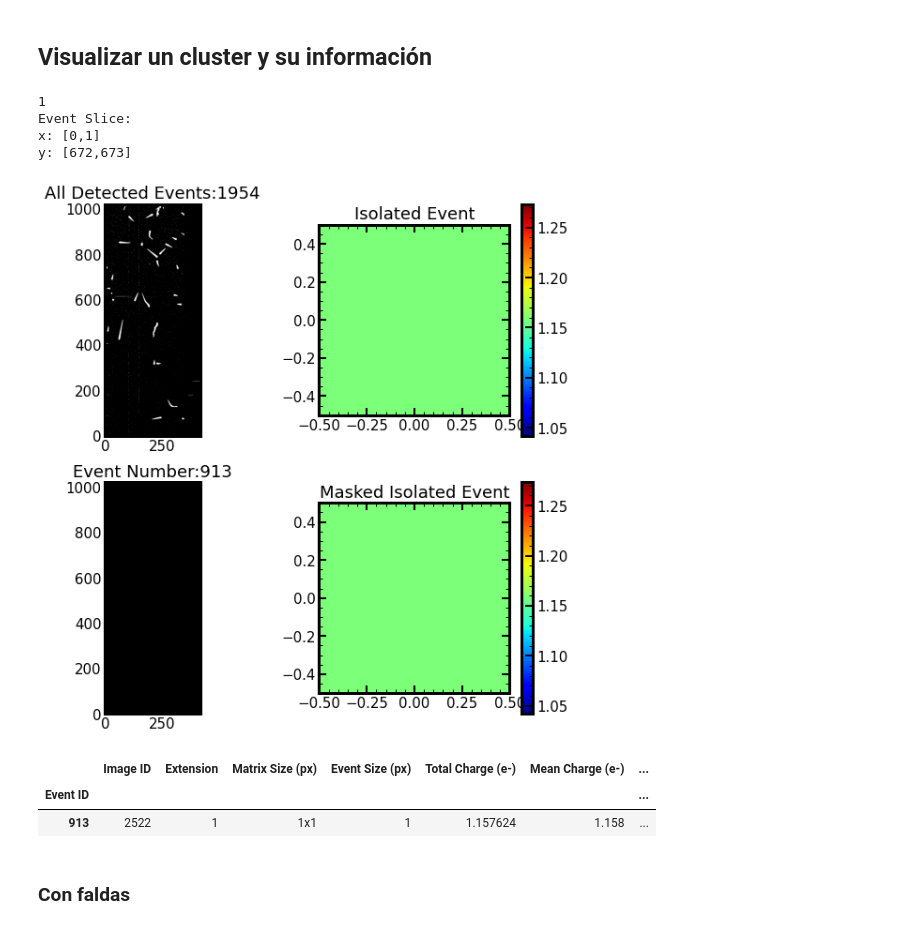
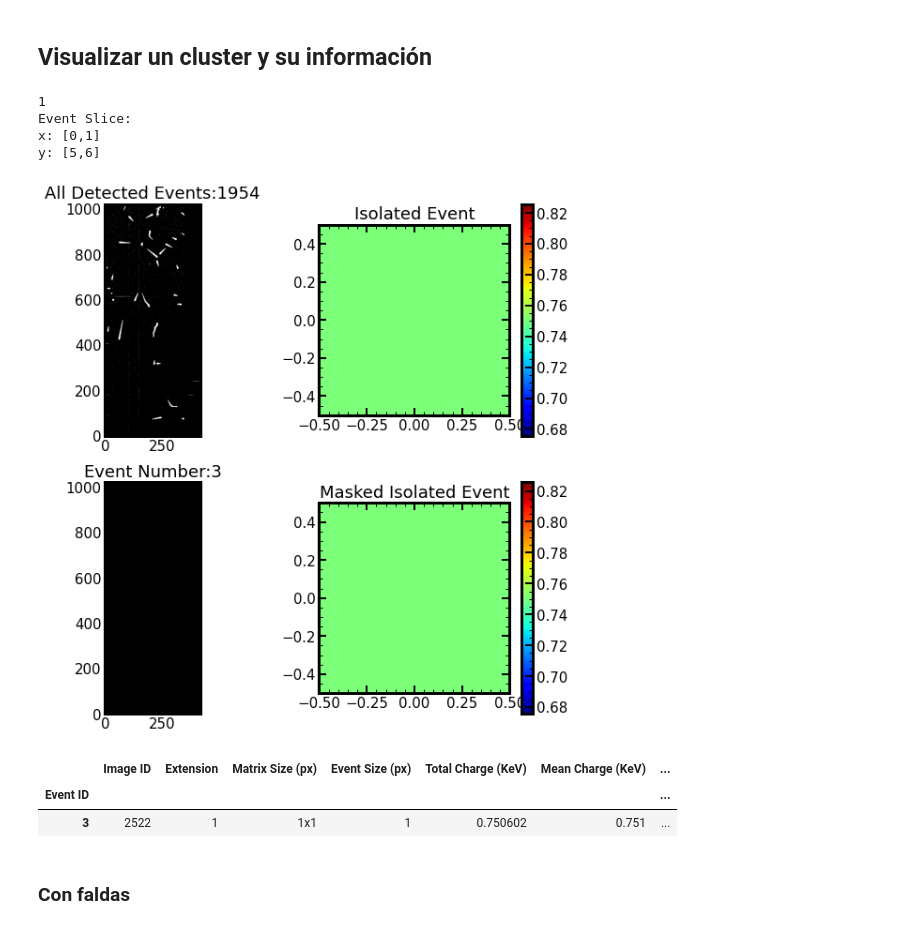
Before and after one commit to mausanram/CodigosICN, a Jupyter notebook: Catalogo_Eventos/CONNIE/Catalogo_Muones_NSAMP400.ipynb, the cells around one changed output. Cells and saved outputs as stored; diff of their text form; code cells hidden in the pictures.

```diff
--- a/Catalogo_Eventos/CONNIE/Catalogo_Muones_NSAMP400.ipynb
+++ b/Catalogo_Eventos/CONNIE/Catalogo_Muones_NSAMP400.ipynb
@@ -54,7 +56,7 @@ plt.rcParams.update({
 
 })
 
-ColorMap = 'jet'
+Colormap = 'jet'
 # %%
 path = '/home/bruce/Documents/Programas/images/CONNIE/RUNID_116/cal_11_2_v2_proc_runID116_skp_NSAMP400_EXP0_img1_2522.fits'
 
@@ -142,7 +144,7 @@ prop = sk.measure.regionprops(label_img, active_area)
 
 # plt.imshow(label_img == nlabels_img, vmin=0, vmax=1)
 TotalDataFrame = event_DataFrame(dataCal=active_area, label_img=label_img, nlabels_img =nlabels_img,
-                                    prop=prop, header=header, extension=1, unidades = 1)
+                                    prop=prop, header=header, extension=1, unidades = 2)
 
 TotalDataFrame
 # %% [output]
@@ -164,7 +166,7 @@ Events: 1954
 # %% [markdown]
 ## Visualizar un cluster y su información
 # %%
-n_label = 913
+n_label = 3
 extra = 0
 
 
@@ -193,38 +195,38 @@ x1 = axs[0,1].imshow(active_area[loc[0].start-extra:loc[0].stop+extra, loc[1].st
 
 mask_35 = np.invert(label==n_label)
 
 
 data_mask = ma.masked_array(active_area[loc[0].start-extra:loc[0].stop+extra, loc[1].start-extra:loc[1].stop+extra], mask_35[loc[0].start-extra:loc[0].stop+extra, loc[1].start-extra:loc[1].stop+extra])
 print(len(data_mask[0]))
 
 axs[1,1].set_title('Masked Isolated Event')
 x2 = axs[1,1].imshow(data_mask, cmap= Colormap)#, origin='lower')
 # axs[1,1].plot(totalFrame.iat[n_label-1, 7][0], totalFrame.iat[n_label-1, 7][1], 'ro') ## Plot the baricentrum
 # print('n_label:', n_label)
 # plt.legend('Baricentrum')
 
 fig.colorbar(x1, ax=axs[0,1])
 fig.colorbar(x2, ax=axs[1,1])
 # fig.colorbar(axs[1,1], ax=[[x1,x2]], location = 'bottom', fraction = .1)
 
 print('Event Slice:'  )
 print('x: ['+str(loc[1].start)+','+str(loc[1].stop)+']')
 print('y: ['+str(loc[0].start)+','+str(loc[0].stop)+']')
 # print(loc)
 # print(totalFrame.set_index('Event ID').iloc[[n_label-1]])
 plt.show()
 
 
 TotalDataFrame.iloc[[n_label-1]]
 # %% [output]
 1
 Event Slice:
 x: [0,1]
-y: [672,673]
+y: [5,6]
-[figure, old version]
+[figure, new version]
-|  | Image ID | Extension | Matrix Size (px) | Event Size (px) | Total Charge (e-) | Mean Charge (e-) | ... |
+|  | Image ID | Extension | Matrix Size (px) | Event Size (px) | Total Charge (KeV) | Mean Charge (KeV) | ... |
 | Event ID |  |  |  |  |  |  | ... |
-| 913 | 2522 | 1 | 1x1 | 1 | 1.157624 | 1.158 | ... |
+| 3 | 2522 | 1 | 1x1 | 1 | 0.750602 | 0.751 | ... |
 # %% [markdown]
 ### Con faldas
 # %%
```
Also changed, not shown: parts of 5 cells of this notebook, 9 other files.
